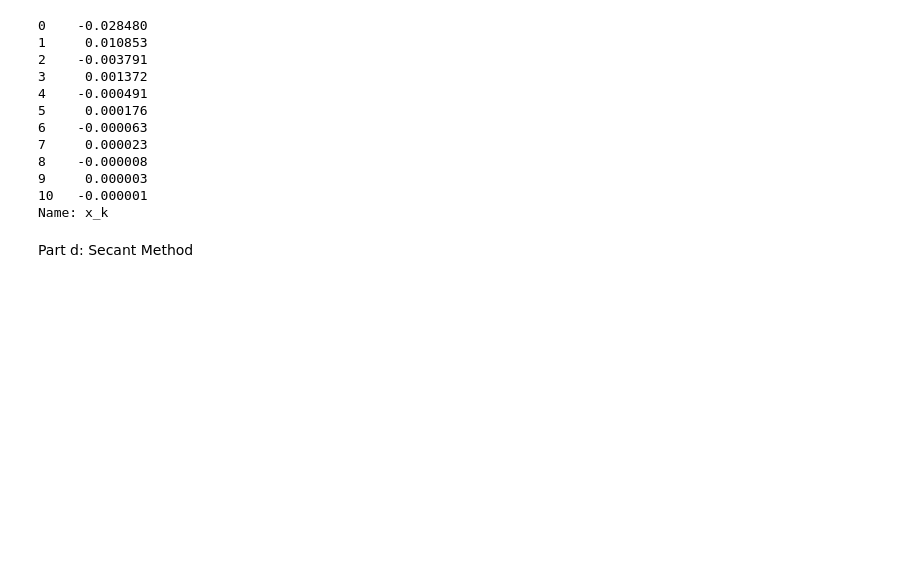
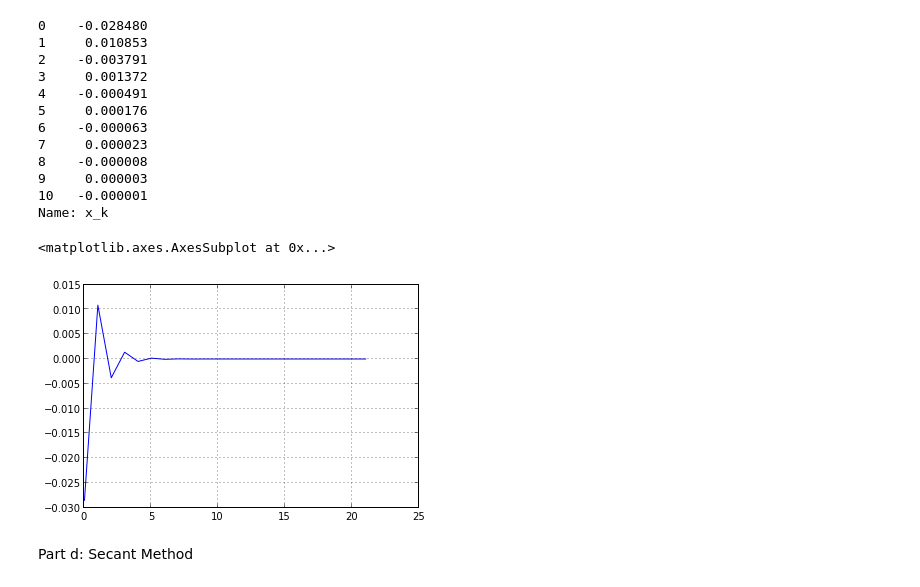
Before and after one commit to TomAugspurger/optimization, a Jupyter notebook: hw2_turn_in.py.ipynb, the cells around one changed output. Drawn from its saved outputs; the diff is of its cells as text; code cells hidden in the pictures; blank space fills up the shorter version.

```diff
--- a/hw2_turn_in.py.ipynb
+++ b/hw2_turn_in.py.ipynb
@@ -78,6 +88,11 @@ print(df.ix[:10]['x_k'] - x)
 9     0.000003
 10   -0.000001
 Name: x_k
+# %%
+(df['x_k'] - x).plot()
+# %% [output]
+<matplotlib.axes.AxesSubplot at 0x...>
+[figure, added]
 # %% [markdown]
 Part d: Secant Method
 # %%
```
Also changed, not shown: parts of 6 cells of this notebook, 1 other file.
